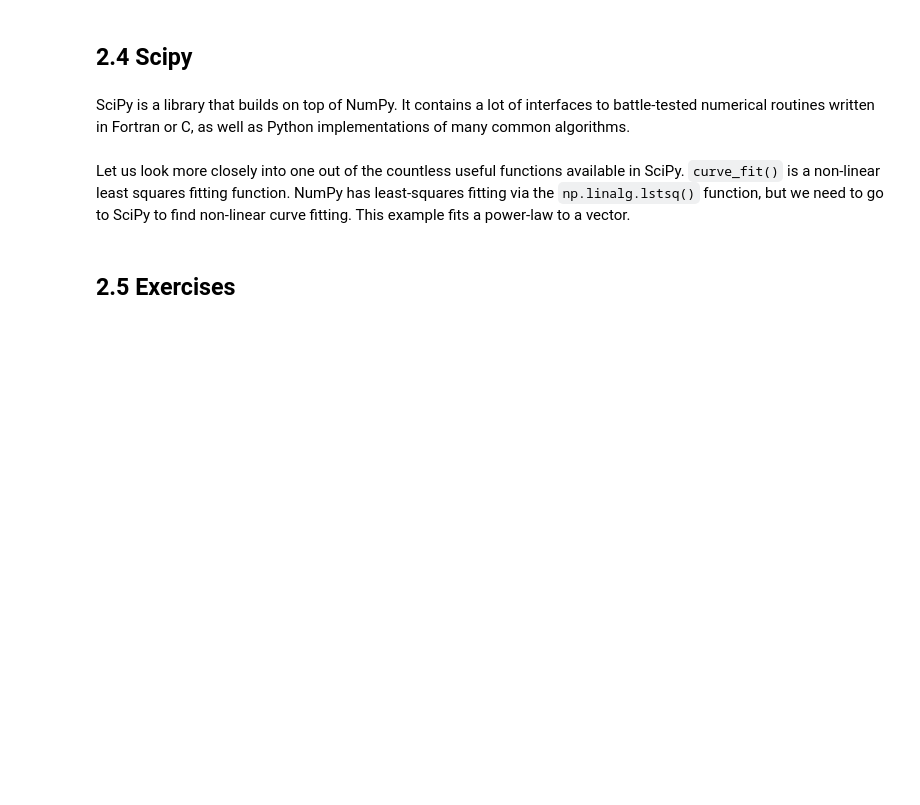
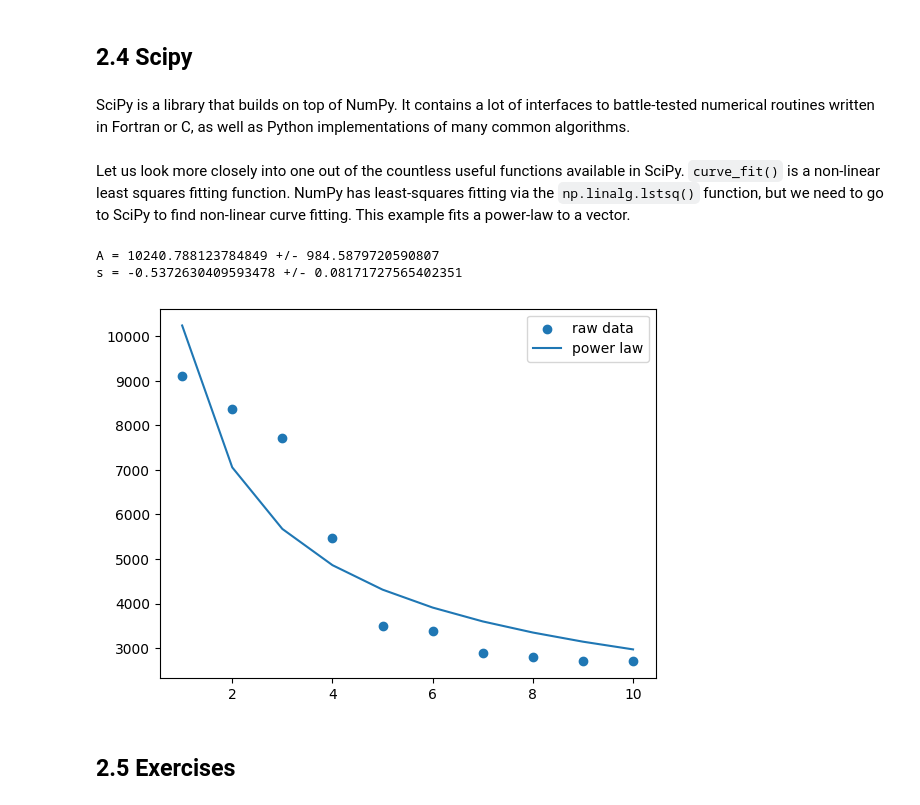
Before and after one commit to ENCCS/evita-material-template, a Jupyter notebook: content/episodes/Python-HPDA-2-EfficientArrayComputing.ipynb, the cells around one changed output. Saved outputs shown, nothing was run; the diff lists cells and outputs as text; code cells hidden in the pictures; blank space fills up the shorter version.

Commit message:
Fix syntax for episode 2 on efficient array computing

```diff
--- a/content/episodes/Python-HPDA-2-EfficientArrayComputing.ipynb
+++ b/content/episodes/Python-HPDA-2-EfficientArrayComputing.ipynb
@@ -295,30 +341,36 @@ print(titanic.fillna(0))                 # replace NaNs with zero
 SciPy is a library that builds on top of NumPy. It contains a lot of interfaces to battle-tested numerical routines written in Fortran or C, as well as Python implementations of many common algorithms.
 # %% [markdown]
 Let us look more closely into one out of the countless useful functions available in SciPy. `curve_fit()` is a non-linear least squares fitting function. NumPy has least-squares fitting via the `np.linalg.lstsq()` function, but we need to go to SciPy to find non-linear curve fitting. This example fits a power-law to a vector.
+# %%
+import numpy as np
+from scipy.optimize import curve_fit
+
+def powerlaw(x, A, s):
+    return A * np.power(x, s)
+
+# data
+Y = np.array([9115, 8368, 7711, 5480, 3492, 3376, 2884, 2792, 2703, 2701])
+X = np.arange(Y.shape[0]) + 1.0
+
+# initial guess for variables
+p0 = [100, -1]
+# fit data
+params, cov = curve_fit(f=powerlaw, xdata=X, ydata=Y, p0=p0, bounds=(-np.inf, np.inf))
+
+print("A =", params[0], "+/-", cov[0,0]**0.5)
+print("s =", params[1], "+/-", cov[1,1]**0.5)
+# %% [output]
+A = 10240.788123784849 +/- 984.5879720590807
+s = -0.5372630409593478 +/- 0.08171727565402351
 # %%
-import numpy as np
-from scipy.optimize import curve_fit
-
-def powerlaw(x, A, s):
-    return A * np.power(x, s)
-
-# data
-Y = np.array([9115, 8368, 7711, 5480, 3492, 3376, 2884, 2792, 2703, 2701])
-X = np.arange(Y.shape[0]) + 1.0
-
-# initial guess for variables
-p0 = [100, -1]
-# fit data
-params, cov = curve_fit(f=powerlaw, xdata=X, ydata=Y, p0=p0, bounds=(-np.inf, np.inf))
-
-print("A =", params[0], "+/-", cov[0,0]**0.5)
-print("s =", params[1], "+/-", cov[1,1]**0.5)
-
 # optionally plot
 import matplotlib.pyplot as plt
-plt.plot(X,Y)
-plt.plot(X, powerlaw(X, params[0], params[1]))
+plt.scatter(X,Y, label="raw data")
+plt.plot(X, powerlaw(X, params[0], params[1]), label="power law")
+plt.legend()
 plt.show()
+# %% [output]
+[figure, added]
 # %% [markdown]
 ## 2.5 Exercises
 # %% [markdown]
```
Also changed, not shown: parts of 31 cells of this notebook, 5 other files.
